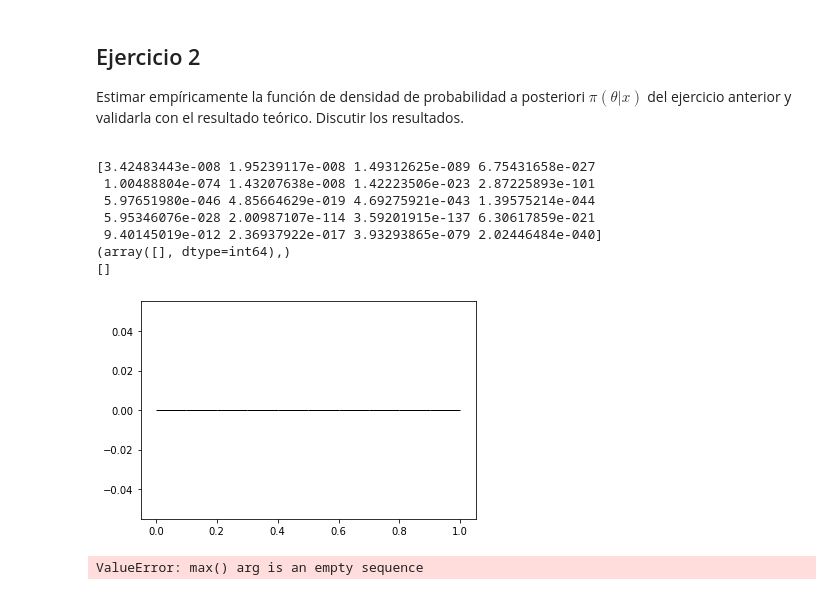
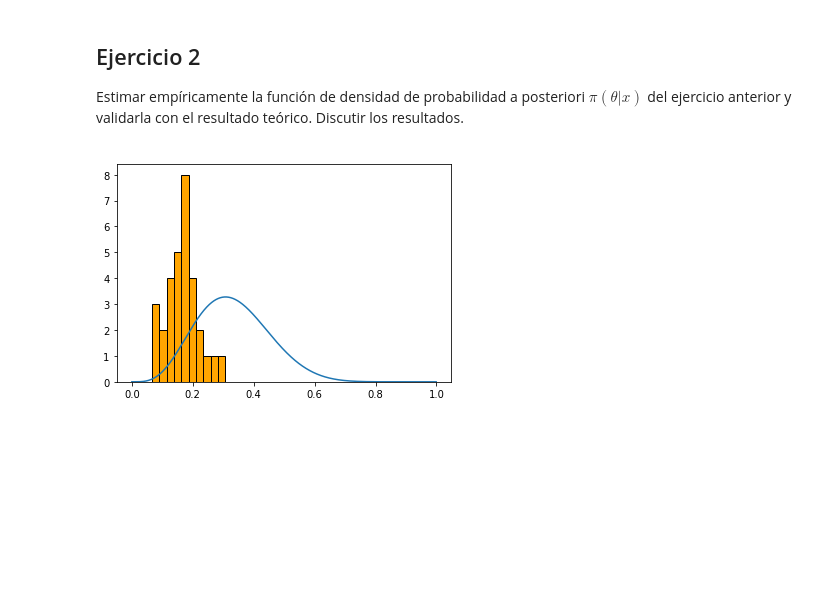
Before and after one commit to Ocete/mcd-cn, a Jupyter notebook: p2/Práctica 2 - Computación numérica.ipynb, the cells around one changed output. Drawn from its saved outputs; the diff is of its cells as text; code cells hidden in the pictures; blank space fills up the shorter version.

```diff
--- a/p2/Práctica 2 - Computación numérica.ipynb
+++ b/p2/Práctica 2 - Computación numérica.ipynb
@@ -475,38 +593,26 @@ Estimar empíricamente la función de densidad de probabilidad a posteriori $\pi
 </div>
 # %%
 
-def empiric_posteriori(max_m = 10000,a = 5,b = 10,n = 100,k = 5):
+def empiric_posteriori(max_m = 1000,a = 5,b = 10,n = 20,k = 1):
     # Obtain MLE estimator
-    a = k/n
-    # Generate sample from a priori distribution
-    sample_prio = np.random.beta(a,b,size = max_m)
+    mle = k/n
+    # Generate sample from a priori distribution and from the uniform
+    sample_prio = beta.rvs(a, b, size=max_m)
+    sample_uniform = scipy.stats.uniform.rvs(0,1,size=max_m)
     # Compute probabilities: likelihood / argmax_theta likelihood
-    probs = np.array([theta**k * (1-theta)**(n-k)/a for theta in sample_prio])
-    print(probs[0:20])
-    # Sample uniform
-    uniform = np.random.uniform(0.0,1.0,size=max_m)
+    probs = np.array([x**k * (1-x)**(n-k) for x in sample_prio])/mle
     # Select accepted index
 
-    accepted = sample_prio[probs > uniform]
-    print(accepted)
-
+    accepted = sample_prio[probs >sample_uniform]
 
     # Plotting
-    #plot_beta(a, b)
     plt.hist(accepted,color='orange',edgecolor='black')
+
+    plot_beta(a,b)
 
     plt.show()
     return accepted
 
 probs = empiric_posteriori()
-print(max(probs))
 # %% [output]
-[3.42483443e-008 1.95239117e-008 1.49312625e-089 6.75431658e-027
- 1.00488804e-074 1.43207638e-008 1.42223506e-023 2.87225893e-101
- 5.97651980e-046 4.85664629e-019 4.69275921e-043 1.39575214e-044
- 5.95346076e-028 2.00987107e-114 3.59201915e-137 6.30617859e-021
- 9.40145019e-012 2.36937922e-017 3.93293865e-079 2.02446484e-040]
-(array([], dtype=int64),)
-[]
-[figure, old version]
+[figure, new version]
-ValueError: max() arg is an empty sequence
```
Also changed, not shown: parts of 4 cells of this notebook.
